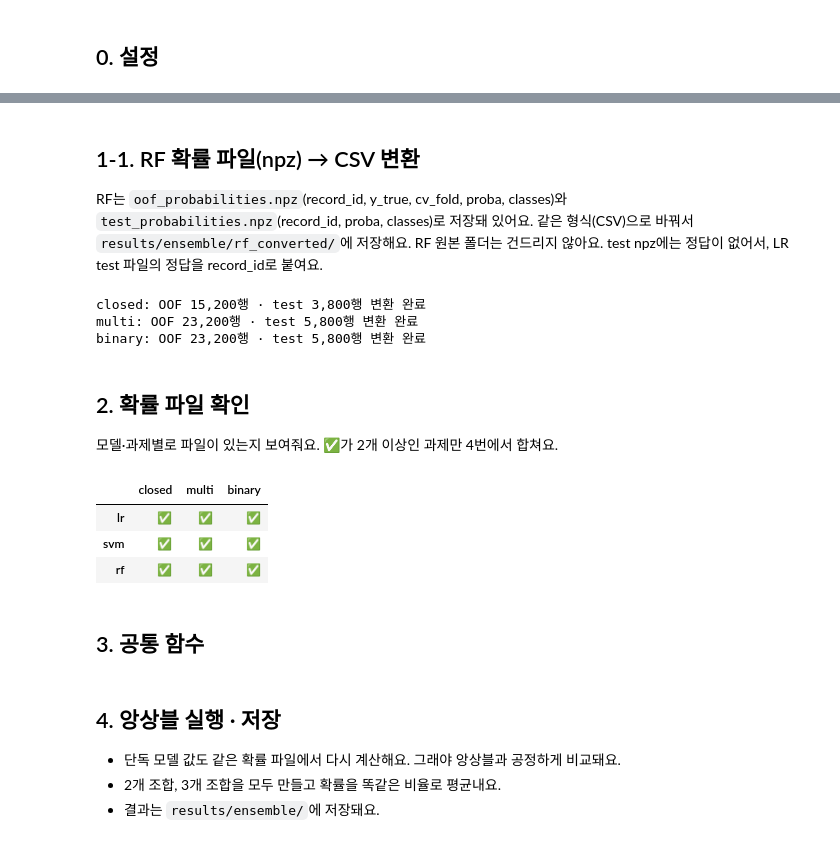
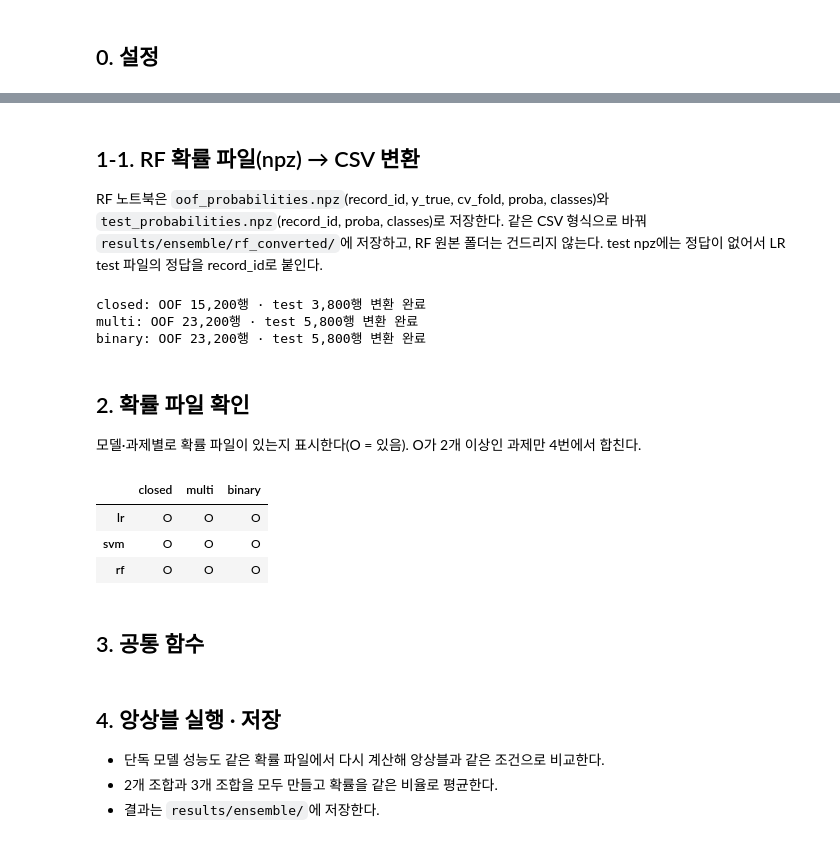
Before and after one commit to EWHA-MLB/website-fingerprinting, a Jupyter notebook: ensemble/MLB_Experiment6_Ensemble.ipynb, the cells around one changed output, grey strips where cells are left out. Saved outputs shown, nothing was run; the diff lists cells and outputs as text; code cells hidden in the pictures.

```diff
--- a/ensemble/MLB_Experiment6_Ensemble.ipynb
+++ b/ensemble/MLB_Experiment6_Ensemble.ipynb
@@ -20,18 +22,34 @@ LR·SVM·RF의 확률을 평균 내서 단독 모델보다 나아지는지 보
 # %% [markdown]
 ## 0. 설정
 # %%
-RESULTS_ROOT = "/content/drive/MyDrive/MLB-Project/results"
+import os, sys, subprocess, itertools
+from pathlib import Path
 
+def find_repo_root():
+    """저장소 루트(splits/ 폴더가 있는 위치)를 찾는다. Colab에서 노트북만 연 경우 저장소를 내려받는다."""
+    here = Path.cwd()
+    for p in [here, *here.parents]:
+        if (p / "splits" / "split_seed42.csv").exists():
+            return p
+    if "google.colab" in sys.modules:
+        dst = Path("/content/website-fingerprinting")
+        if not dst.exists():
+            subprocess.run(["git", "clone", "-q", "https://github.com/EWHA-MLB/website-fingerprinting.git", str(dst)], check=True)
+        return dst
+    raise FileNotFoundError("저장소 안에서 실행해야 한다 (splits/ 폴더를 찾지 못함)")
+
+ROOT = find_repo_root()
+RESULTS_ROOT = ROOT / "results"
 MODEL_DIRS = {
-    "lr":  f"{RESULTS_ROOT}/logistic_regression",
-    "svm": f"{RESULTS_ROOT}/svm",
-    "rf":  f"{RESULTS_ROOT}/ensemble/rf_converted",     # 1-1에서 변환한 RF 확률
+    "lr":  str(RESULTS_ROOT / "logistic_regression"),
+    "svm": str(RESULTS_ROOT / "svm"),
+    "rf":  str(RESULTS_ROOT / "ensemble" / "rf_converted"),     # 1-1에서 변환한 RF 확률
 }
-ENSEMBLE_DIR = f"{RESULTS_ROOT}/ensemble"
+ENSEMBLE_DIR = str(RESULTS_ROOT / "ensemble")
 
-# RF 담당이 저장한 실행 폴더 (노션 RF 보고서의 결과 경로)
-RF_RUN_DIR = f"{RESULTS_ROOT}/rf_experiments3_4_5_110features/runs/29c10470afbc6158f597ca2749dac781"
+# RF 노트북(MLB_RF_Experiment3_4_5)이 확률 npz를 저장한 실행 폴더
+RF_RUN_DIR = str(RESULTS_ROOT / "rf_experiments3_4_5_110features" / "runs" / "29c10470afbc6158f597ca2749dac781")
 RF_TASK_DIR = {"closed": "closed_world", "multi": "open_multi", "binary": "open_binary"}
-TARGET_FPR   = [0.01, 0.05, 0.10, 0.20]     # 실험 5와 같은 목표 오탐률
-TASKS        = ("closed", "multi", "binary")
+TARGET_FPR  = [0.01, 0.05, 0.10, 0.20]     # 실험 5와 같은 목표 오탐률
+TASKS       = ("closed", "multi", "binary")
 # %%
@@ -96,9 +76,7 @@ def save_probs(model, tr, te, feats, task, name, out_dir):
 # %% [markdown]
 ## 1-1. RF 확률 파일(npz) → CSV 변환
 
-RF는 `oof_probabilities.npz`(record_id, y_true, cv_fold, proba, classes)와 `test_probabilities.npz`(record_id, proba, classes)로 저장돼 있어요.
-같은 형식(CSV)으로 바꿔서 `results/ensemble/rf_converted/`에 저장해요. RF 원본 폴더는 건드리지 않아요.
-test npz에는 정답이 없어서, LR test 파일의 정답을 record_id로 붙여요.
+RF 노트북은 `oof_probabilities.npz`(record_id, y_true, cv_fold, proba, classes)와 `test_probabilities.npz`(record_id, proba, classes)로 저장한다. 같은 CSV 형식으로 바꿔 `results/ensemble/rf_converted/`에 저장하고, RF 원본 폴더는 건드리지 않는다. test npz에는 정답이 없어서 LR test 파일의 정답을 record_id로 붙인다.
 # %%
 for task, sub in RF_TASK_DIR.items():
     src = os.path.join(RF_RUN_DIR, sub)
@@ -128,22 +106,22 @@ binary: OOF 23,200행 · test 5,800행 변환 완료
 # %% [markdown]
 ## 2. 확률 파일 확인
 
-모델·과제별로 파일이 있는지 보여줘요. ✅가 2개 이상인 과제만 4번에서 합쳐요.
+모델·과제별로 확률 파일이 있는지 표시한다(O = 있음). O가 2개 이상인 과제만 4번에서 합친다.
 # %%
 def prob_paths(m, task):
     folder = MODEL_DIRS[m]
     return (os.path.join(folder, f"{m}_oof_{task}.csv"),
             os.path.join(folder, f"{m}_test_proba_{task}.csv"))
 
 status = pd.DataFrame(
-    {task: {m: "✅" if all(os.path.exists(p) for p in prob_paths(m, task)) else "-" for m in MODEL_DIRS}
+    {task: {m: "O" if all(os.path.exists(p) for p in prob_paths(m, task)) else "-" for m in MODEL_DIRS}
      for task in TASKS})
 display(status)
 # %% [output]
 |  | closed | multi | binary |
-| lr | ✅ | ✅ | ✅ |
-| svm | ✅ | ✅ | ✅ |
-| rf | ✅ | ✅ | ✅ |
+| lr | O | O | O |
+| svm | O | O | O |
+| rf | O | O | O |
 # %% [markdown]
 ## 3. 공통 함수
 # %%
@@ -204,9 +182,9 @@ def evaluate(task, y, P, classes):
 # %% [markdown]
 ## 4. 앙상블 실행 · 저장
 
-- 단독 모델 값도 같은 확률 파일에서 다시 계산해요. 그래야 앙상블과 공정하게 비교돼요.
-- 2개 조합, 3개 조합을 모두 만들고 확률을 똑같은 비율로 평균내요.
-- 결과는 `results/ensemble/`에 저장돼요.
+- 단독 모델 성능도 같은 확률 파일에서 다시 계산해 앙상블과 같은 조건으로 비교한다.
+- 2개 조합과 3개 조합을 모두 만들고 확률을 같은 비율로 평균한다.
+- 결과는 `results/ensemble/`에 저장한다.
 # %%
 ENS = {}
 for task in TASKS:
```
Also changed, not shown: parts of 6 cells of this notebook, 3 other files.
